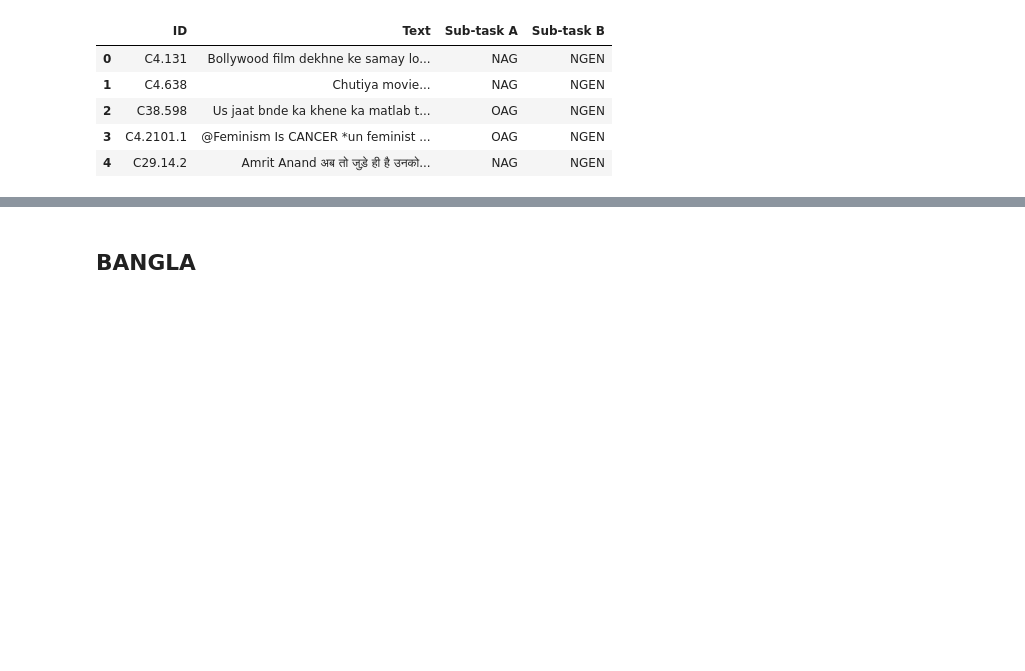
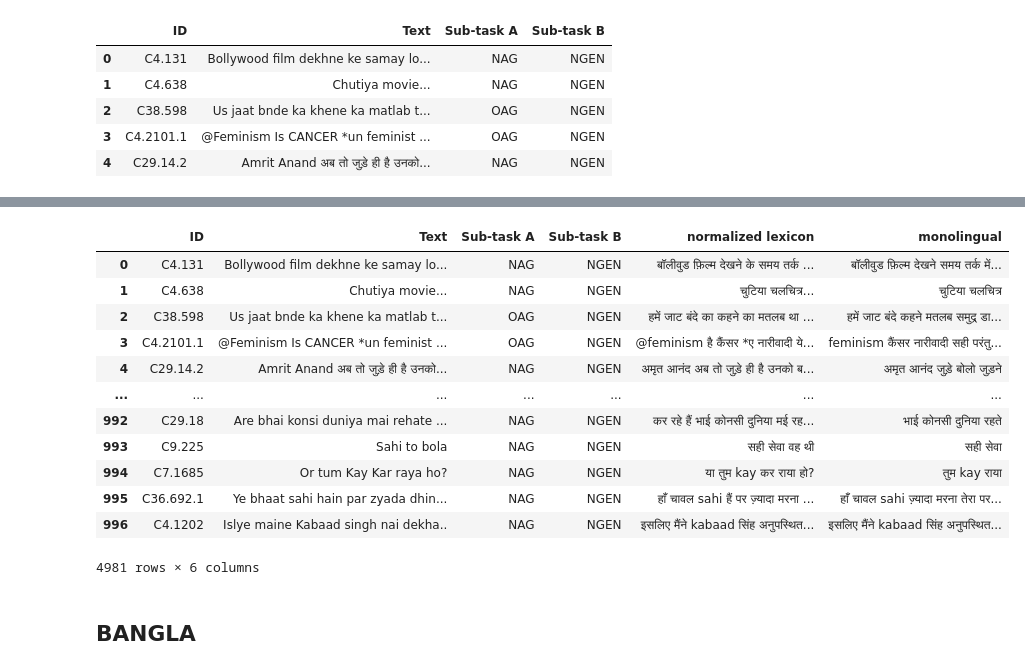
Before and after one commit to rachitsaksena/Multilingual-Agression-Classification, a Jupyter notebook: LexNorm.ipynb, the cells around one changed output, grey strips where cells are left out. Drawn from its saved outputs; the diff is of its cells as text; code cells hidden in the pictures; blank space fills up the shorter version.

```diff
--- a/LexNorm.ipynb
+++ b/LexNorm.ipynb
@@ -115,3 +129,19 @@ print(hin['Sub-task A'].value_counts())
+# %%
+hin
+# %% [output]
+|  | ID | Text | Sub-task A | Sub-task B | normalized lexicon | monolingual |
+| 0 | C4.131 | Bollywood film dekhne ke samay lo... | NAG | NGEN | बॉलीवुड फ़िल्म देखने के समय तर्क ... | बॉलीवुड फ़िल्म देखने समय तर्क में... |
+| 1 | C4.638 | Chutiya movie... | NAG | NGEN | चुटिया चलचित्र... | चुटिया चलचित्र |
+| 2 | C38.598 | Us jaat bnde ka khene ka matlab t... | OAG | NGEN | हमें जाट बंदे का कहने का मतलब था ... | हमें जाट बंदे कहने मतलब समुद्र डा... |
+| 3 | C4.2101.1 | @Feminism Is CANCER *un feminist ... | OAG | NGEN | @feminism है कैंसर *ए नारीवादी ये... | feminism कैंसर नारीवादी सही परंतु... |
+| 4 | C29.14.2 | Amrit Anand अब तो जुड़े ही है उनको... | NAG | NGEN | अमृत आनंद अब तो जुड़े ही है उनको ब... | अमृत आनंद जुड़े बोलो जुड़ने |
+| ... | ... | ... | ... | ... | ... | ... |
+| 992 | C29.18 | Are bhai konsi duniya mai rehate ... | NAG | NGEN | कर रहे हैं भाई कोनसी दुनिया मई रह... | भाई कोनसी दुनिया रहते |
+| 993 | C9.225 | Sahi to bola | NAG | NGEN | सही सेवा वह थी | सही सेवा |
+| 994 | C7.1685 | Or tum Kay Kar raya ho? | NAG | NGEN | या तुम kay कर राया हो? | तुम kay राया |
+| 995 | C36.692.1 | Ye bhaat sahi hain par zyada dhin... | NAG | NGEN | हाँ चावल sahi हैं पर ज़्यादा मरना ... | हाँ चावल sahi ज़्यादा मरना तेरा पर... |
+| 996 | C4.1202 | Islye maine Kabaad singh nai dekha.. | NAG | NGEN | इसलिए मैंने kabaad सिंह अनुपस्थित... | इसलिए मैंने kabaad सिंह अनुपस्थित... |
+4981 rows × 6 columns
 # %%
 clean_text(hin, 'hi')
 # %%
```
Also changed, not shown: parts of 3 cells of this notebook.
